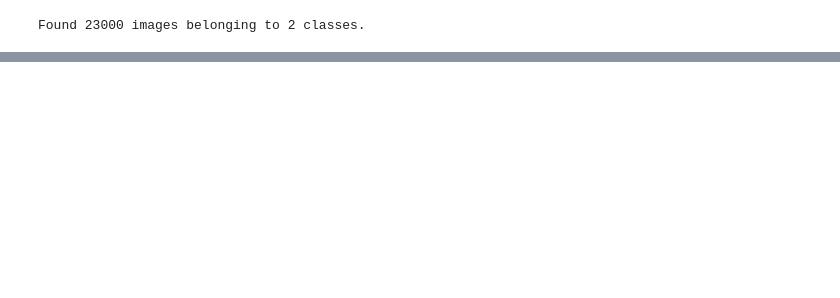
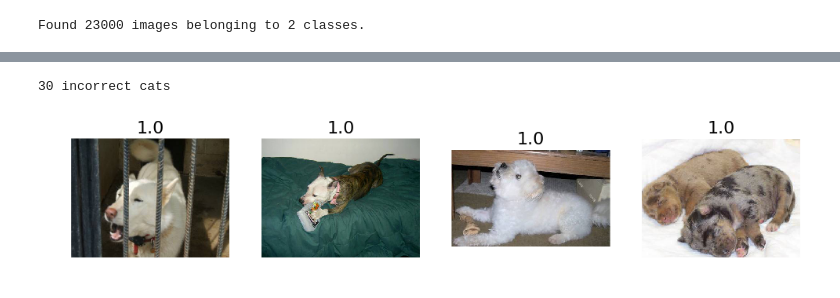
Before and after one commit to theianchan/fastai, a Jupyter notebook: Lesson 1.ipynb, the cells around one changed output, grey strips where cells are left out. Drawn from its saved outputs; the diff is of its cells as text; code cells hidden in the pictures; blank space fills up the shorter version.

```diff
--- a/Lesson 1.ipynb
+++ b/Lesson 1.ipynb
@@ -170,0 +287,9 @@ vgg.classes[:4]
+# %%
+incorrect_cats = np.where((our_labels==0) & (our_labels!=expected_labels))[0]
+print("{} incorrect cats".format(len(incorrect_cats)))
+if len(incorrect_cats):
+    most_incorrect_cats = np.argsort(our_predictions[incorrect_cats])[::-1][:n_view]
+    plots_idx(incorrect_cats[most_incorrect_cats], our_predictions[incorrect_cats][most_incorrect_cats])
+# %% [output]
+30 incorrect cats
+[figure, added]
```
Also changed, not shown: parts of 47 cells of this notebook, 1 other file.
